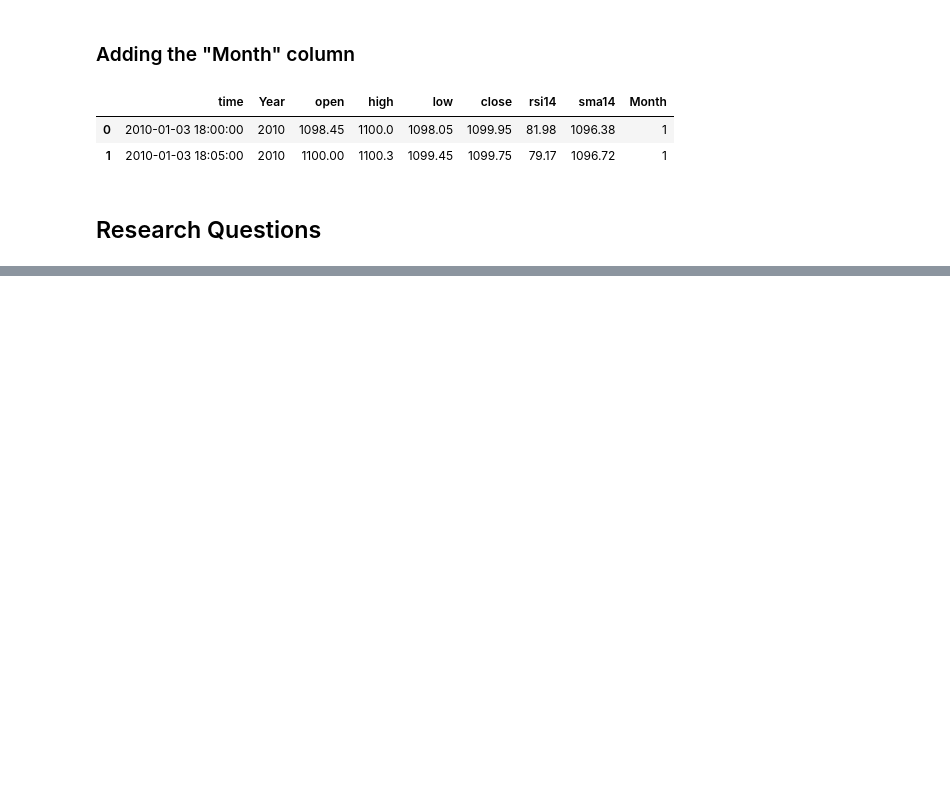
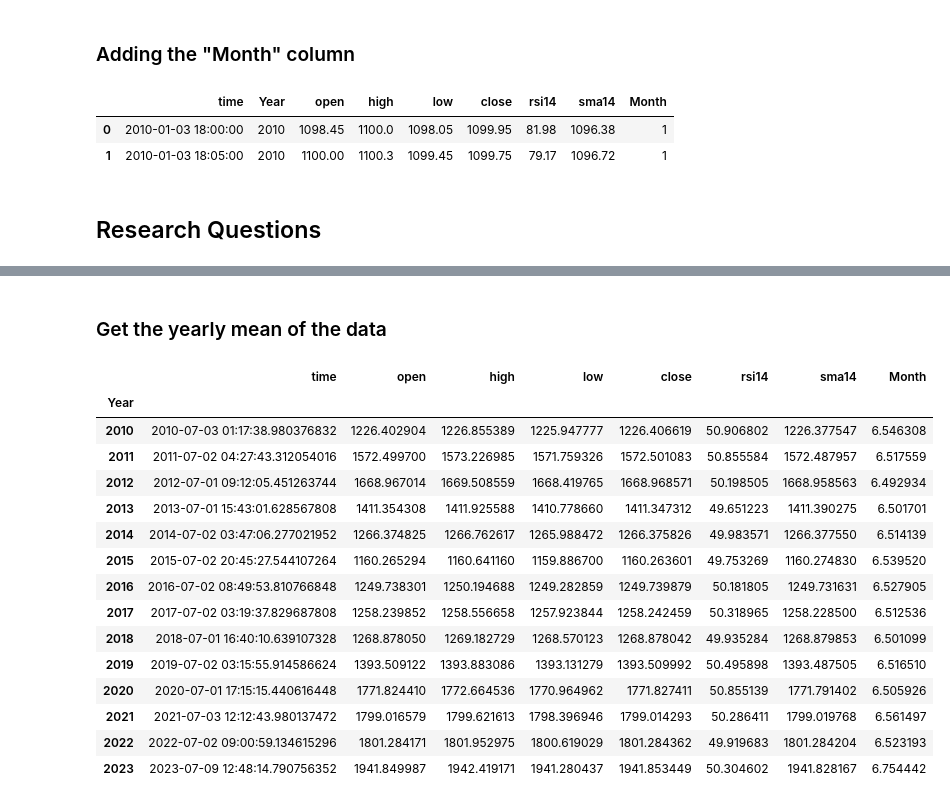
Before and after one commit to Tanay-Dwivedi/Gold-Price-Data-Analysis, a Jupyter notebook: gold_price_data_analysis.ipynb, the cells around one changed output, grey strips where cells are left out. Cells and saved outputs as stored; diff of their text form; code cells hidden in the pictures; blank space fills up the shorter version.

Commit message:
Gold Price Data Analysis

```diff
--- a/gold_price_data_analysis.ipynb
+++ b/gold_price_data_analysis.ipynb
@@ -129,0 +165,21 @@ df.head(2)
+# %% [markdown]
+### Get the yearly mean of the data
+# %%
+df.groupby("Year").mean()
+# %% [output]
+|  | time | open | high | low | close | rsi14 | sma14 | Month |
+| Year |  |  |  |  |  |  |  |  |
+| 2010 | 2010-07-03 01:17:38.980376832 | 1226.402904 | 1226.855389 | 1225.947777 | 1226.406619 | 50.906802 | 1226.377547 | 6.546308 |
+| 2011 | 2011-07-02 04:27:43.312054016 | 1572.499700 | 1573.226985 | 1571.759326 | 1572.501083 | 50.855584 | 1572.487957 | 6.517559 |
+| 2012 | 2012-07-01 09:12:05.451263744 | 1668.967014 | 1669.508559 | 1668.419765 | 1668.968571 | 50.198505 | 1668.958563 | 6.492934 |
+| 2013 | 2013-07-01 15:43:01.628567808 | 1411.354308 | 1411.925588 | 1410.778660 | 1411.347312 | 49.651223 | 1411.390275 | 6.501701 |
+| 2014 | 2014-07-02 03:47:06.277021952 | 1266.374825 | 1266.762617 | 1265.988472 | 1266.375826 | 49.983571 | 1266.377550 | 6.514139 |
+| 2015 | 2015-07-02 20:45:27.544107264 | 1160.265294 | 1160.641160 | 1159.886700 | 1160.263601 | 49.753269 | 1160.274830 | 6.539520 |
+| 2016 | 2016-07-02 08:49:53.810766848 | 1249.738301 | 1250.194688 | 1249.282859 | 1249.739879 | 50.181805 | 1249.731631 | 6.527905 |
+| 2017 | 2017-07-02 03:19:37.829687808 | 1258.239852 | 1258.556658 | 1257.923844 | 1258.242459 | 50.318965 | 1258.228500 | 6.512536 |
+| 2018 | 2018-07-01 16:40:10.639107328 | 1268.878050 | 1269.182729 | 1268.570123 | 1268.878042 | 49.935284 | 1268.879853 | 6.501099 |
+| 2019 | 2019-07-02 03:15:55.914586624 | 1393.509122 | 1393.883086 | 1393.131279 | 1393.509992 | 50.495898 | 1393.487505 | 6.516510 |
+| 2020 | 2020-07-01 17:15:15.440616448 | 1771.824410 | 1772.664536 | 1770.964962 | 1771.827411 | 50.855139 | 1771.791402 | 6.505926 |
+| 2021 | 2021-07-03 12:12:43.980137472 | 1799.016579 | 1799.621613 | 1798.396946 | 1799.014293 | 50.286411 | 1799.019768 | 6.561497 |
+| 2022 | 2022-07-02 09:00:59.134615296 | 1801.284171 | 1801.952975 | 1800.619029 | 1801.284362 | 49.919683 | 1801.284204 | 6.523193 |
+| 2023 | 2023-07-09 12:48:14.790756352 | 1941.849987 | 1942.419171 | 1941.280437 | 1941.853449 | 50.304602 | 1941.828167 | 6.754442 |
```
Also changed, not shown: parts of 14 cells of this notebook.
